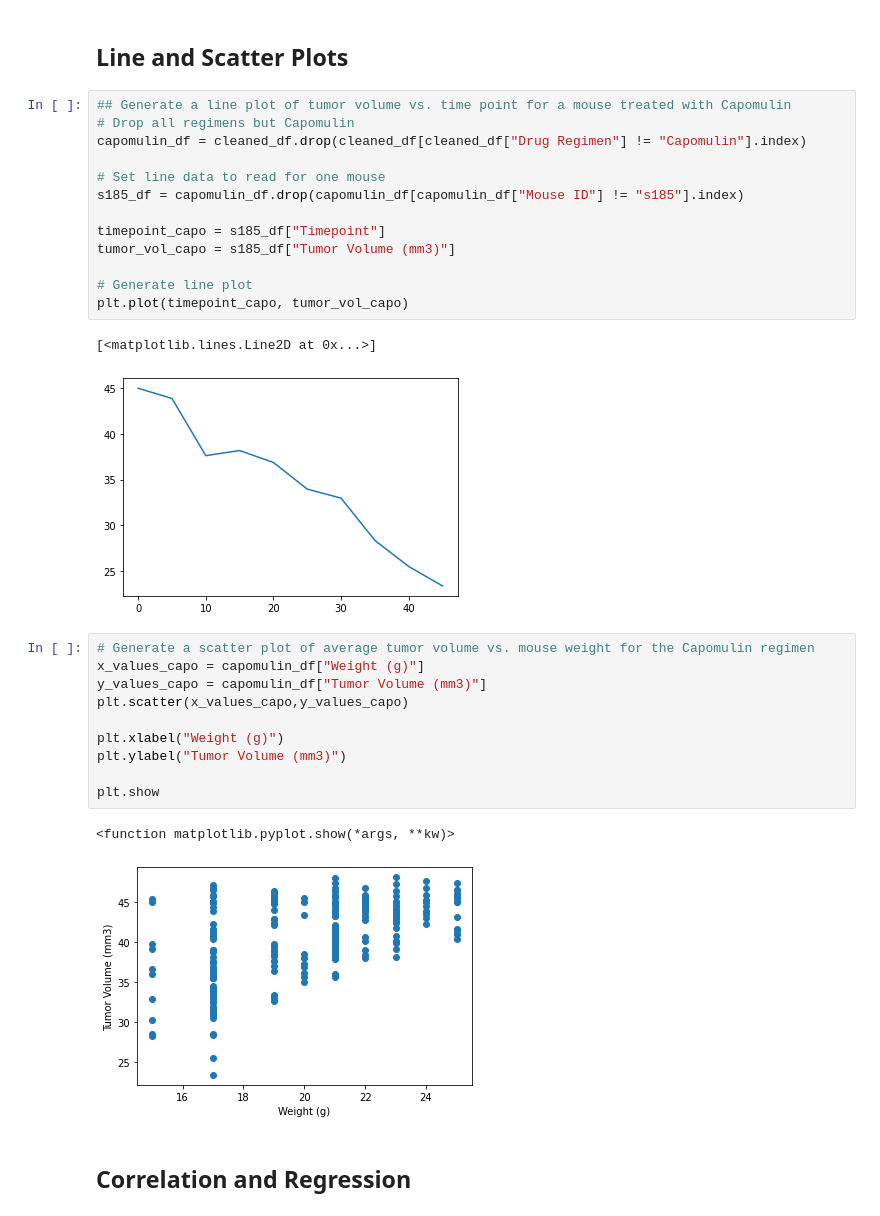
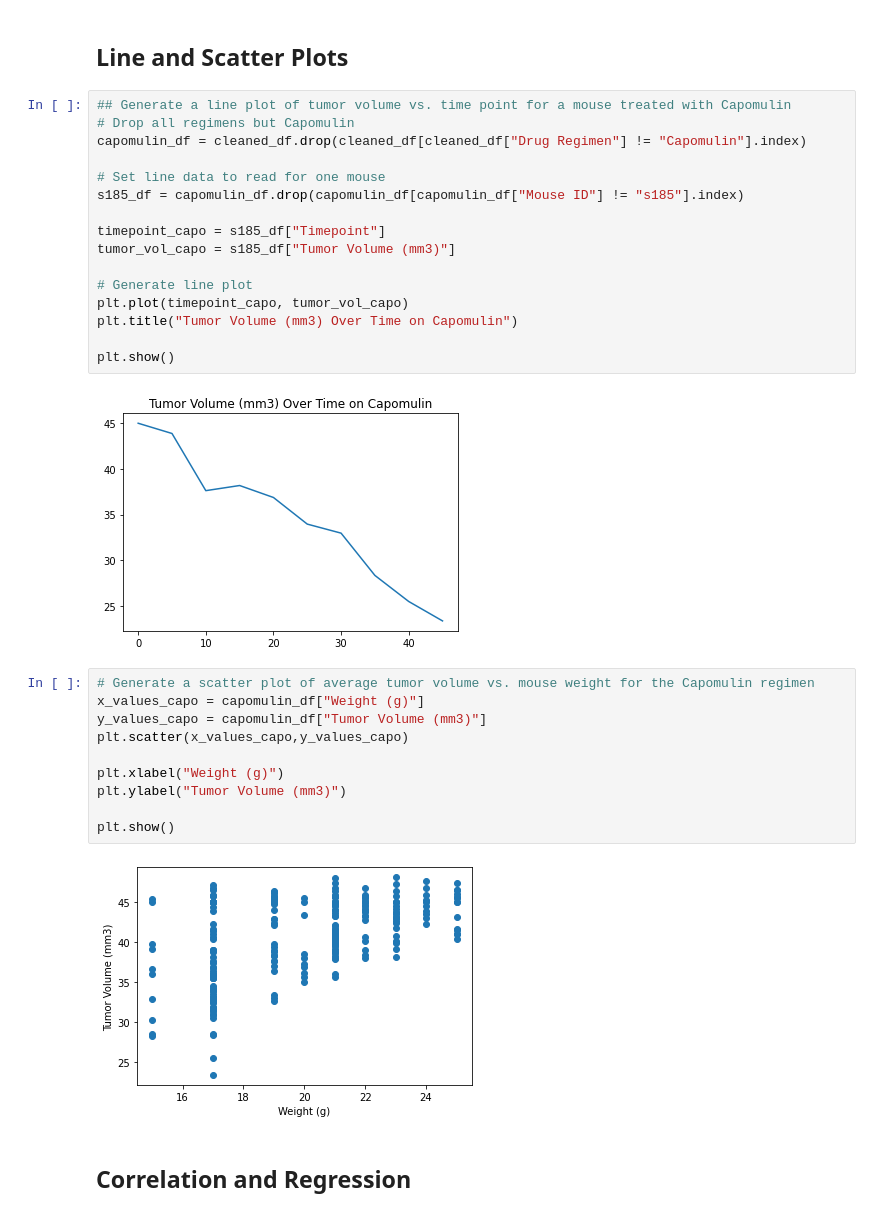
Before and after one commit to zpoeschl/matplotlib-challenge, a Jupyter notebook: Pymaceuticals/ZPoeschl_pymaceuticals.ipynb, the cells around one changed output. Cells and saved outputs as stored; diff of their text form.

```diff
--- a/Pymaceuticals/ZPoeschl_pymaceuticals.ipynb
+++ b/Pymaceuticals/ZPoeschl_pymaceuticals.ipynb
@@ -331,19 +301,21 @@ plt.show()
 # %%
 ## Generate a line plot of tumor volume vs. time point for a mouse treated with Capomulin
 # Drop all regimens but Capomulin
 capomulin_df = cleaned_df.drop(cleaned_df[cleaned_df["Drug Regimen"] != "Capomulin"].index)
 
 # Set line data to read for one mouse
 s185_df = capomulin_df.drop(capomulin_df[capomulin_df["Mouse ID"] != "s185"].index)
 
 timepoint_capo = s185_df["Timepoint"]
 tumor_vol_capo = s185_df["Tumor Volume (mm3)"]
 
 # Generate line plot
 plt.plot(timepoint_capo, tumor_vol_capo)
+plt.title("Tumor Volume (mm3) Over Time on Capomulin")
+
+plt.show()
 # %% [output]
-[<matplotlib.lines.Line2D at 0x...>]
-[figure, old version]
+[figure, new version]
 # %%
 # Generate a scatter plot of average tumor volume vs. mouse weight for the Capomulin regimen
 x_values_capo = capomulin_df["Weight (g)"]
@@ -353,9 +325,8 @@ plt.scatter(x_values_capo,y_values_capo)
 plt.xlabel("Weight (g)")
 plt.ylabel("Tumor Volume (mm3)")
 
-plt.show
+plt.show()
 # %% [output]
-<function matplotlib.pyplot.show(*args, **kw)>
 [figure]
 # %% [markdown]
 ## Correlation and Regression
```
Also changed, not shown: parts of 7 cells of this notebook, 1 other file.
